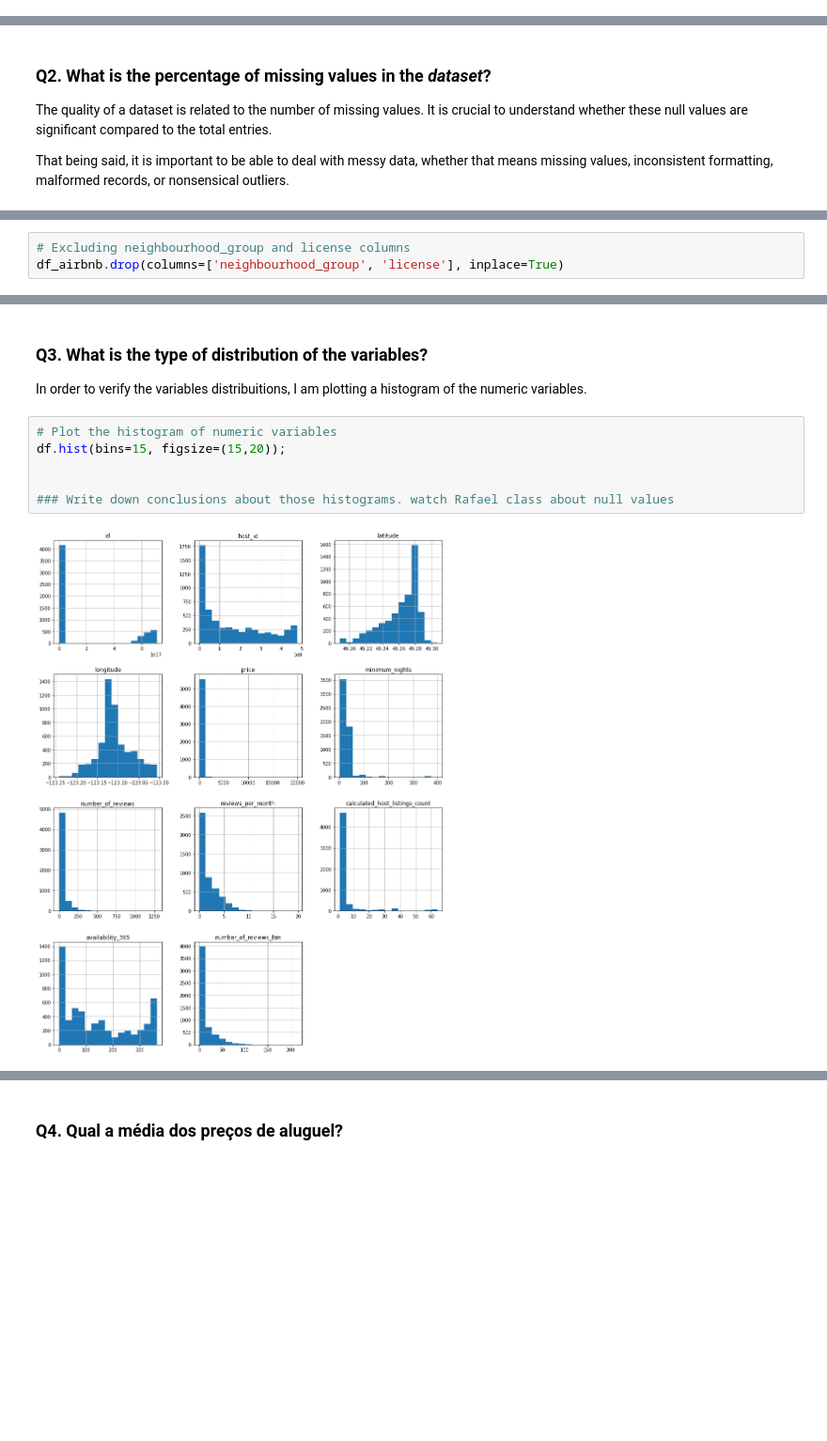
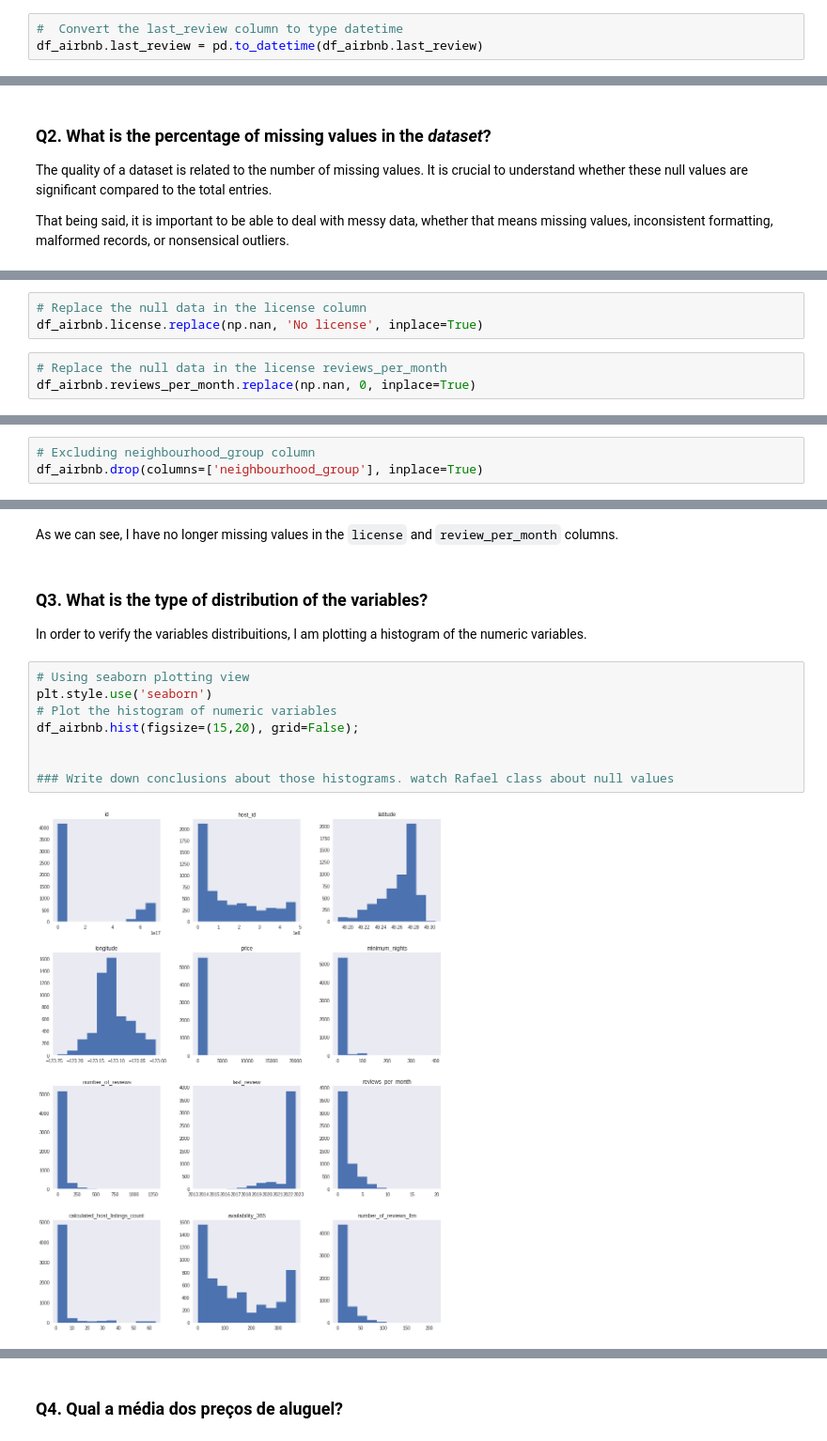
Before and after one commit to Mdrsilva/Data_Science, a Jupyter notebook: Airbnb_Data_Analysis.ipynb, the cells around one changed output, grey strips where cells are left out. Shown at 94% size. Cells and saved outputs as stored; diff of their text form; blank space fills up the shorter version.

```diff
--- a/Airbnb_Data_Analysis.ipynb
+++ b/Airbnb_Data_Analysis.ipynb
@@ -141,0 +143,3 @@ The df_airbnb table has 5572 rows and 18 columns. The columns `price` is of type
+# %%
+#  Convert the last_review column to type datetime
+df_airbnb.last_review = pd.to_datetime(df_airbnb.last_review)
@@ -178,0 +217,6 @@ The columns `neighbourhood_group` and `license` have lower predictive power and
+# %%
+# Replace the null data in the license column
+df_airbnb.license.replace(np.nan, 'No license', inplace=True)
+# %%
+# Replace the null data in the license reviews_per_month
+df_airbnb.reviews_per_month.replace(np.nan, 0, inplace=True)
@@ -179,3 +225,3 @@ The columns `neighbourhood_group` and `license` have lower predictive power and
 # %%
-# Excluding neighbourhood_group and license columns
-df_airbnb.drop(columns=['neighbourhood_group', 'license'], inplace=True)
+# Excluding neighbourhood_group column
+df_airbnb.drop(columns=['neighbourhood_group'], inplace=True)
@@ -182,11 +251,15 @@ df_airbnb.drop(columns=['neighbourhood_group', 'license'], inplace=True)
+# %% [markdown]
+As we can see, I have no longer missing values in the `license` and `review_per_month` columns.
 # %% [markdown]
 ### **Q3. What is the type of distribution of the variables?**
 In order to verify the variables distribuitions, I am plotting a histogram of the numeric variables.
 # %%
+# Using seaborn plotting view
+plt.style.use('seaborn')
 # Plot the histogram of numeric variables
-df.hist(bins=15, figsize=(15,20));
+df_airbnb.hist(figsize=(15,20), grid=False);
 
 
 ### Write down conclusions about those histograms. watch Rafael class about null values
 # %% [output]
-[figure, old version]
+[figure, new version]
```
Also changed, not shown: parts of 21 cells of this notebook.
